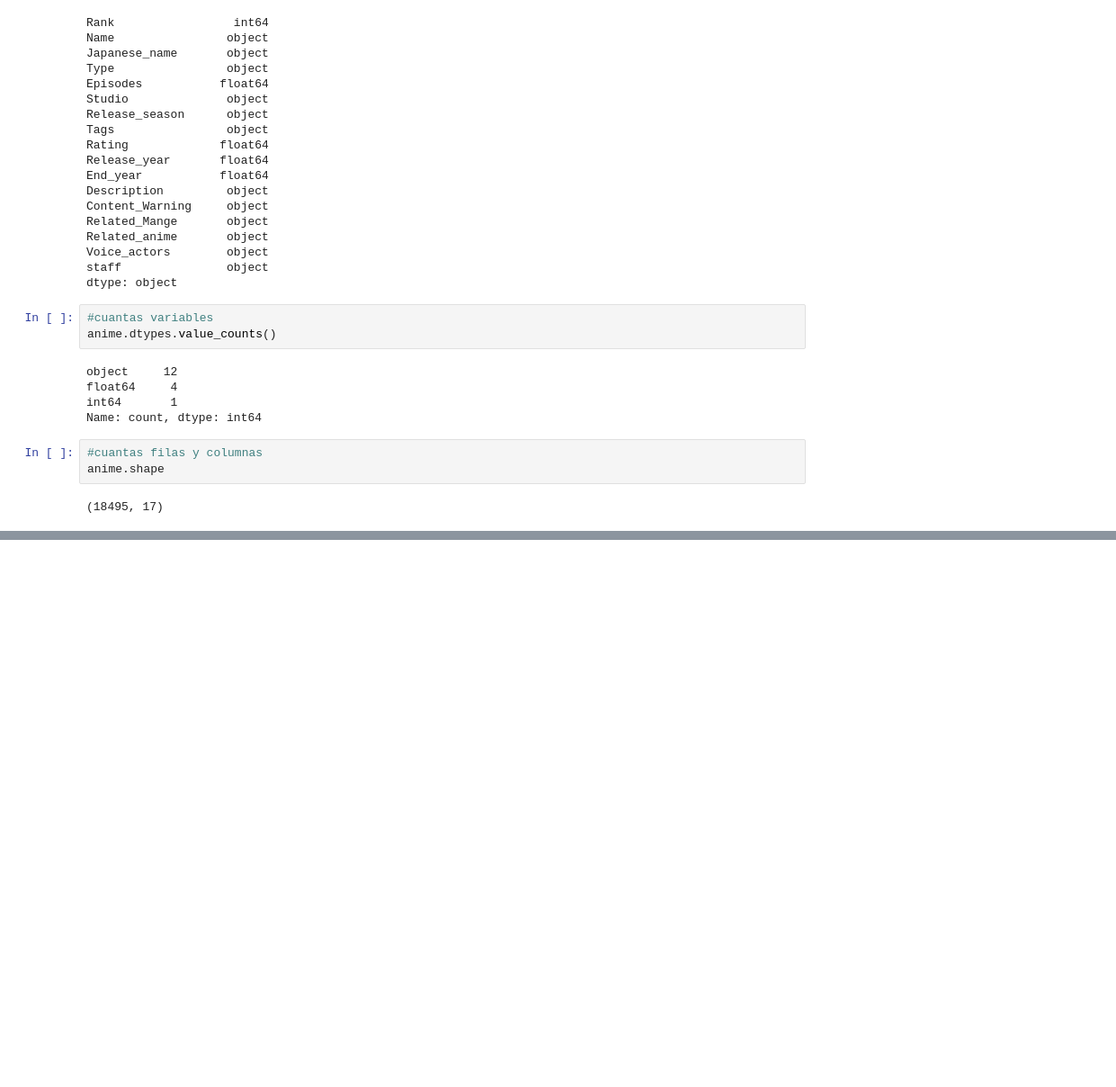
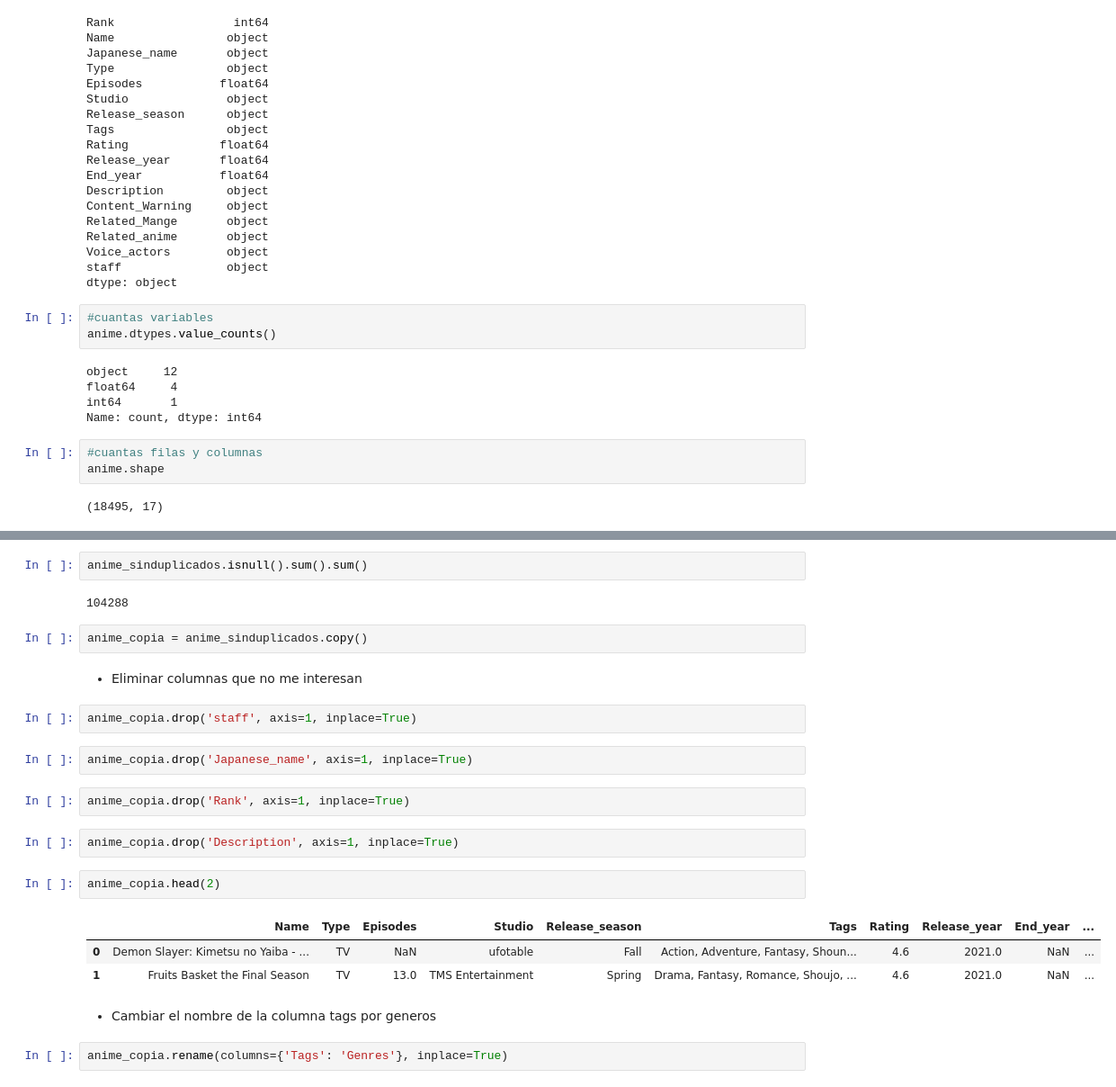
Before and after one commit to AmyGaarcia/DS_PT_09_2023, a Jupyter notebook: Data_Analysis/EDA/1-Definicion_EDA ANIME.ipynb, the cells around one changed output, grey strips where cells are left out. Shown at 90% size. Saved outputs shown, nothing was run; the diff lists cells and outputs as text; blank space fills up the shorter version.

```diff
--- a/Data_Analysis/EDA/1-Definicion_EDA ANIME.ipynb
+++ b/Data_Analysis/EDA/1-Definicion_EDA ANIME.ipynb
@@ -212,0 +253,26 @@ array(['Fall ', 'Spring', nan, 'Winter', 'Summer'], dtype=object)
+# %%
+anime_sinduplicados.isnull().sum().sum()
+# %% [output]
+104288
+# %%
+anime_copia = anime_sinduplicados.copy()
+# %% [markdown]
+- Eliminar columnas que no me interesan
+# %%
+anime_copia.drop('staff', axis=1, inplace=True)
+# %%
+anime_copia.drop('Japanese_name', axis=1, inplace=True)
+# %%
+anime_copia.drop('Rank', axis=1, inplace=True)
+# %%
+anime_copia.drop('Description', axis=1, inplace=True)
+# %%
+anime_copia.head(2)
+# %% [output]
+|  | Name | Type | Episodes | Studio | Release_season | Tags | Rating | Release_year | End_year | ... |
+| 0 | Demon Slayer: Kimetsu no Yaiba - ... | TV | NaN | ufotable | Fall | Action, Adventure, Fantasy, Shoun... | 4.6 | 2021.0 | NaN | ... |
+| 1 | Fruits Basket the Final Season | TV | 13.0 | TMS Entertainment | Spring | Drama, Fantasy, Romance, Shoujo, ... | 4.6 | 2021.0 | NaN | ... |
+# %% [markdown]
+- Cambiar el nombre de la columna tags por generos
+# %%
+anime_copia.rename(columns={'Tags': 'Genres'}, inplace=True)
```
Also changed, not shown: parts of 24 cells of this notebook.
